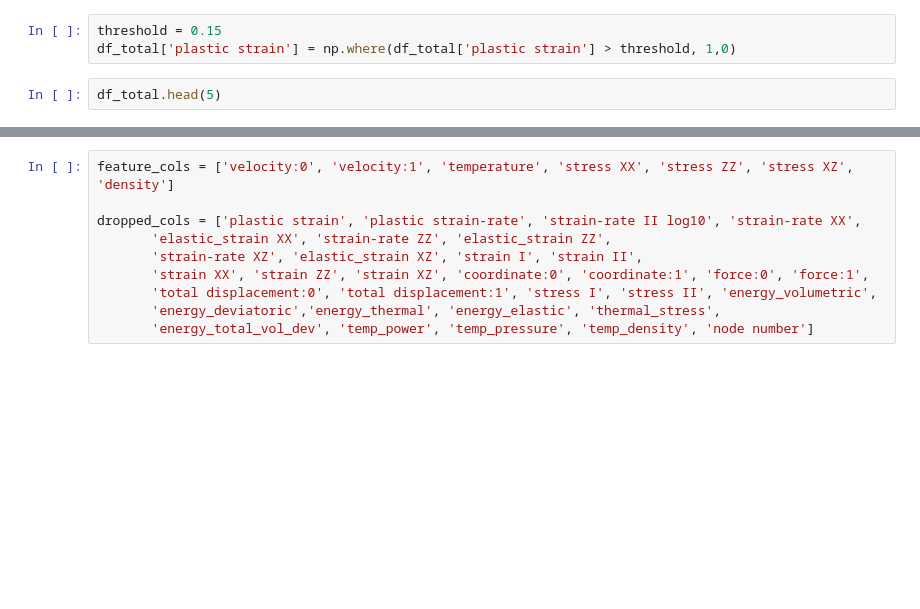
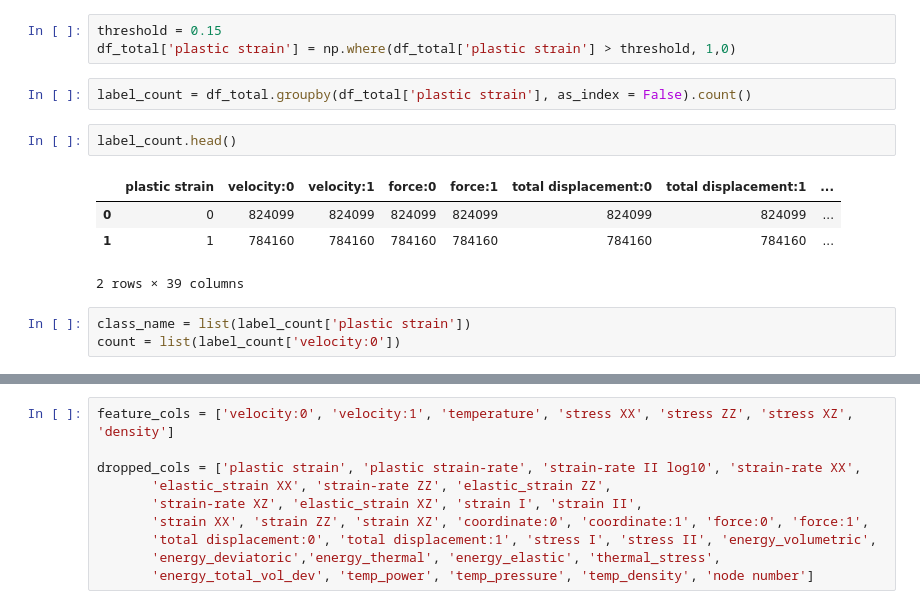
Before and after one commit to msahamed/predict_tectonic_deformation_machine_learning, a Jupyter notebook: build_model_neural_network.ipynb, the cells around one changed output, grey strips where cells are left out. Saved outputs shown, nothing was run; the diff lists cells and outputs as text; blank space fills up the shorter version.

```diff
--- a/build_model_neural_network.ipynb
+++ b/build_model_neural_network.ipynb
@@ -60,5 +58,15 @@ df_total = df_total.drop_duplicates()
 # %%
 threshold = 0.15
 df_total['plastic strain'] = np.where(df_total['plastic strain'] > threshold, 1,0)
-# %%
-df_total.head(5)
+# %%
+label_count = df_total.groupby(df_total['plastic strain'], as_index = False).count()
+# %%
+label_count.head()
+# %% [output]
+|  | plastic strain | velocity:0 | velocity:1 | force:0 | force:1 | total displacement:0 | total displacement:1 | ... |
+| 0 | 0 | 824099 | 824099 | 824099 | 824099 | 824099 | 824099 | ... |
+| 1 | 1 | 784160 | 784160 | 784160 | 784160 | 784160 | 784160 | ... |
+2 rows × 39 columns
+# %%
+class_name = list(label_count['plastic strain'])
+count = list(label_count['velocity:0'])
```
Also changed, not shown: parts of 20 cells of this notebook, 2 other files.
